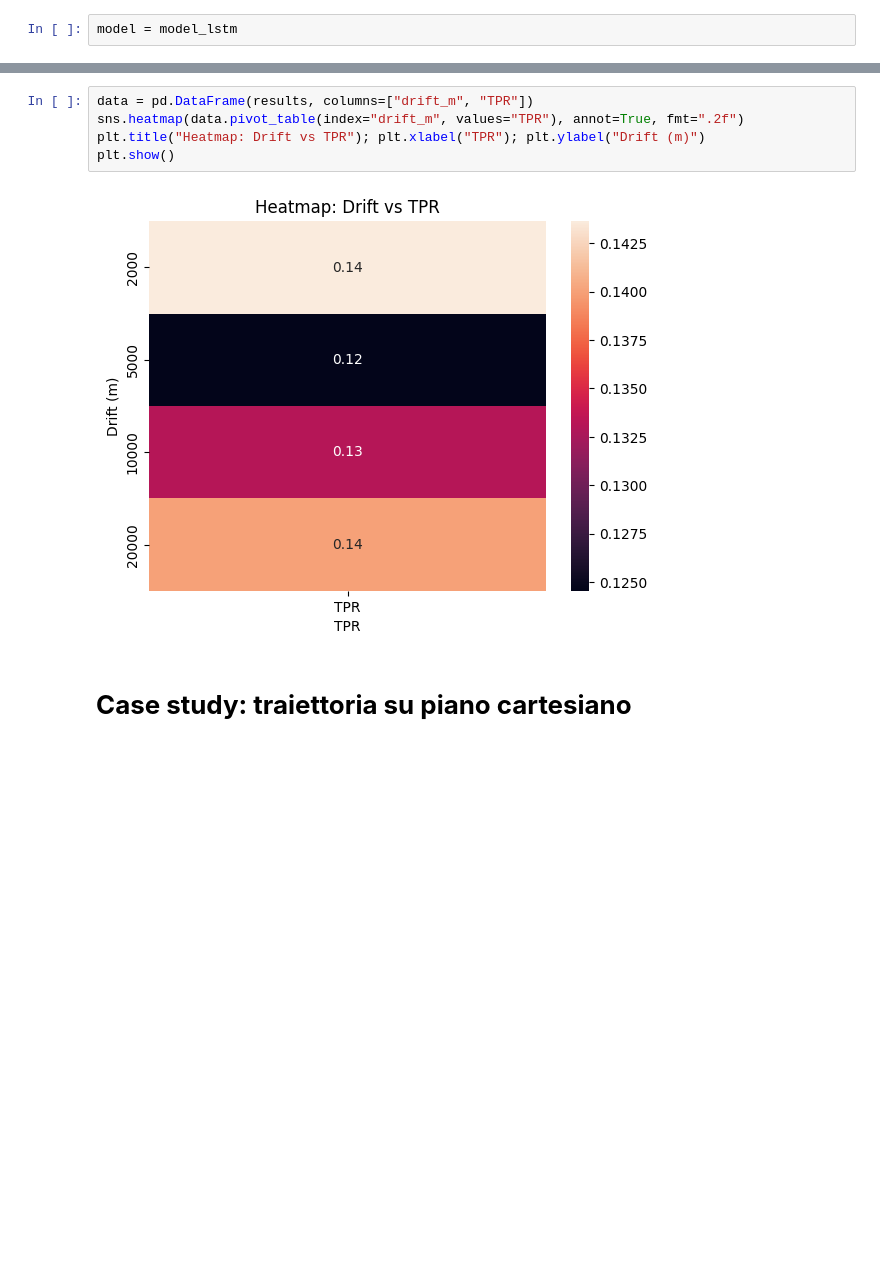
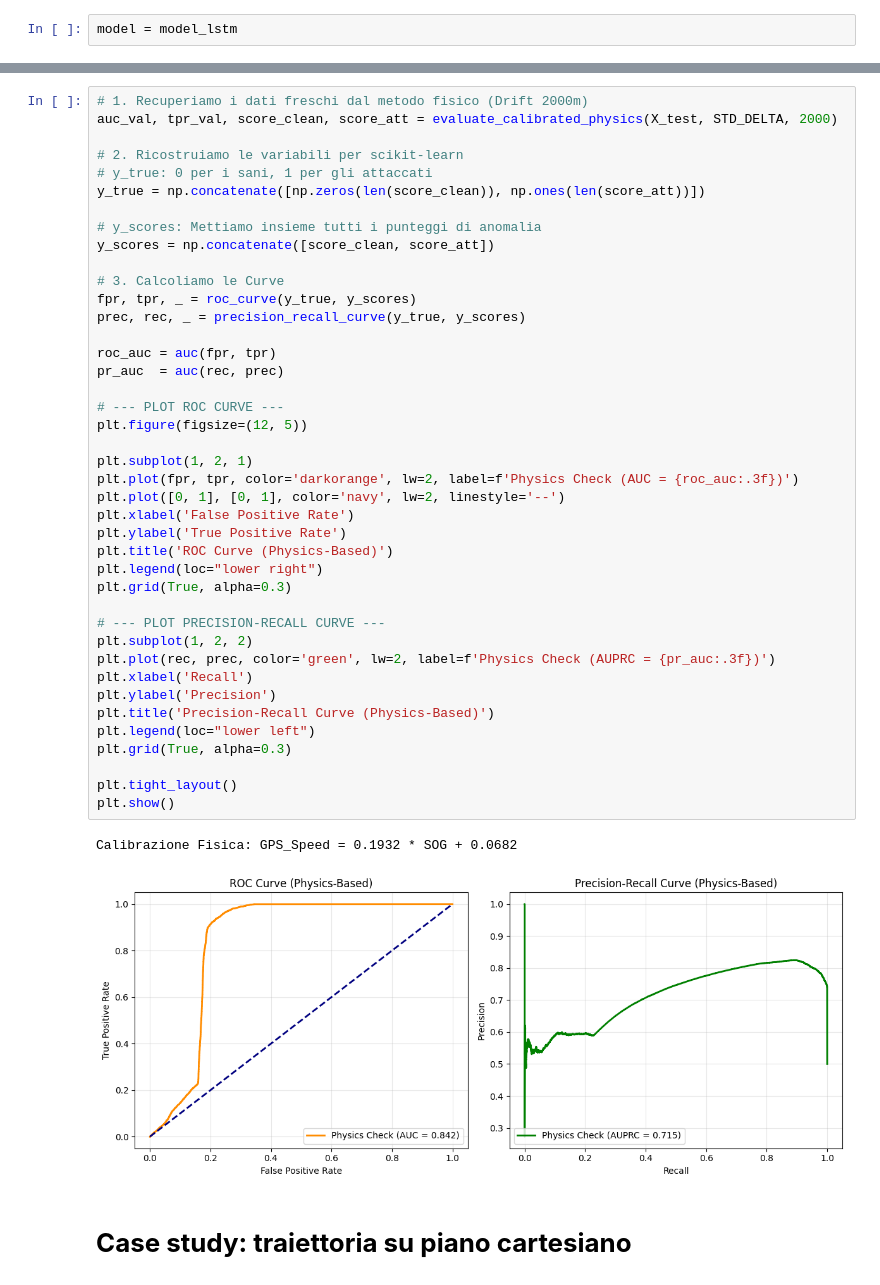
Before and after one commit to matteraggi/maritimeAIS, a Jupyter notebook: TrainingAIS.ipynb, the cells around one changed output, grey strips where cells are left out. Cells and saved outputs as stored; diff of their text form; blank space fills up the shorter version.

```diff
--- a/TrainingAIS.ipynb
+++ b/TrainingAIS.ipynb
@@ -928,9 +1033,46 @@ plt.show()
-# %%
-data = pd.DataFrame(results, columns=["drift_m", "TPR"])
-sns.heatmap(data.pivot_table(index="drift_m", values="TPR"), annot=True, fmt=".2f")
-plt.title("Heatmap: Drift vs TPR"); plt.xlabel("TPR"); plt.ylabel("Drift (m)")
-plt.show()
-# %% [output]
-[figure, removed]
+# %%
+# 1. Recuperiamo i dati freschi dal metodo fisico (Drift 2000m)
+auc_val, tpr_val, score_clean, score_att = evaluate_calibrated_physics(X_test, STD_DELTA, 2000)
+
+# 2. Ricostruiamo le variabili per scikit-learn
+# y_true: 0 per i sani, 1 per gli attaccati
+y_true = np.concatenate([np.zeros(len(score_clean)), np.ones(len(score_att))])
+
+# y_scores: Mettiamo insieme tutti i punteggi di anomalia
+y_scores = np.concatenate([score_clean, score_att])
+
+# 3. Calcoliamo le Curve
+fpr, tpr, _ = roc_curve(y_true, y_scores)
+prec, rec, _ = precision_recall_curve(y_true, y_scores)
+
+roc_auc = auc(fpr, tpr)
+pr_auc  = auc(rec, prec)
+
+# --- PLOT ROC CURVE ---
+plt.figure(figsize=(12, 5))
+
+plt.subplot(1, 2, 1)
+plt.plot(fpr, tpr, color='darkorange', lw=2, label=f'Physics Check (AUC = {roc_auc:.3f})')
+plt.plot([0, 1], [0, 1], color='navy', lw=2, linestyle='--')
+plt.xlabel('False Positive Rate')
+plt.ylabel('True Positive Rate')
+plt.title('ROC Curve (Physics-Based)')
+plt.legend(loc="lower right")
+plt.grid(True, alpha=0.3)
+
+# --- PLOT PRECISION-RECALL CURVE ---
+plt.subplot(1, 2, 2)
+plt.plot(rec, prec, color='green', lw=2, label=f'Physics Check (AUPRC = {pr_auc:.3f})')
+plt.xlabel('Recall')
+plt.ylabel('Precision')
+plt.title('Precision-Recall Curve (Physics-Based)')
+plt.legend(loc="lower left")
+plt.grid(True, alpha=0.3)
+
+plt.tight_layout()
+plt.show()
+# %% [output]
+Calibrazione Fisica: GPS_Speed = 0.1932 * SOG + 0.0682
+[figure, added]
 # %% [markdown]
 # **Case study: traiettoria su piano cartesiano**
```
Also changed, not shown: parts of 49 cells of this notebook, 12 other files.
